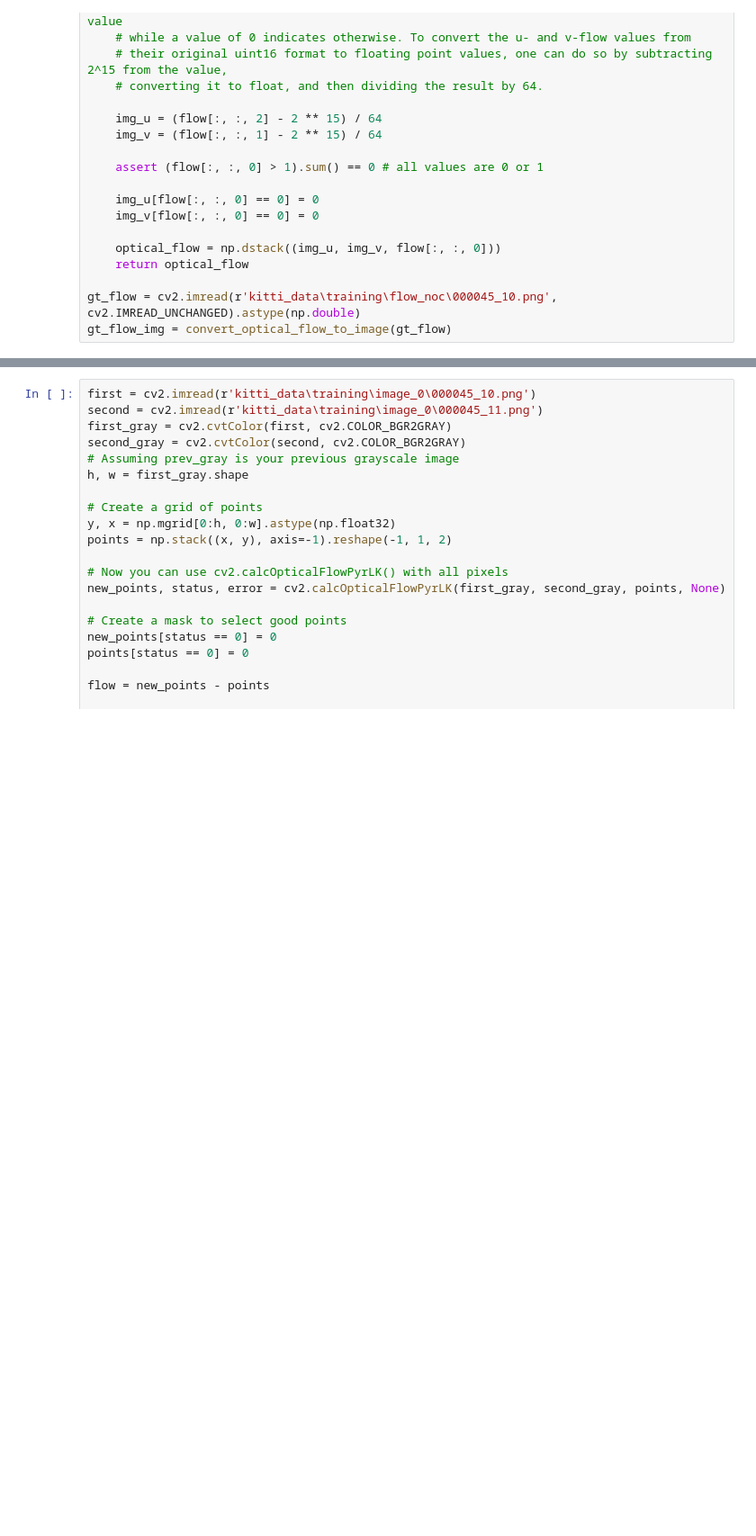
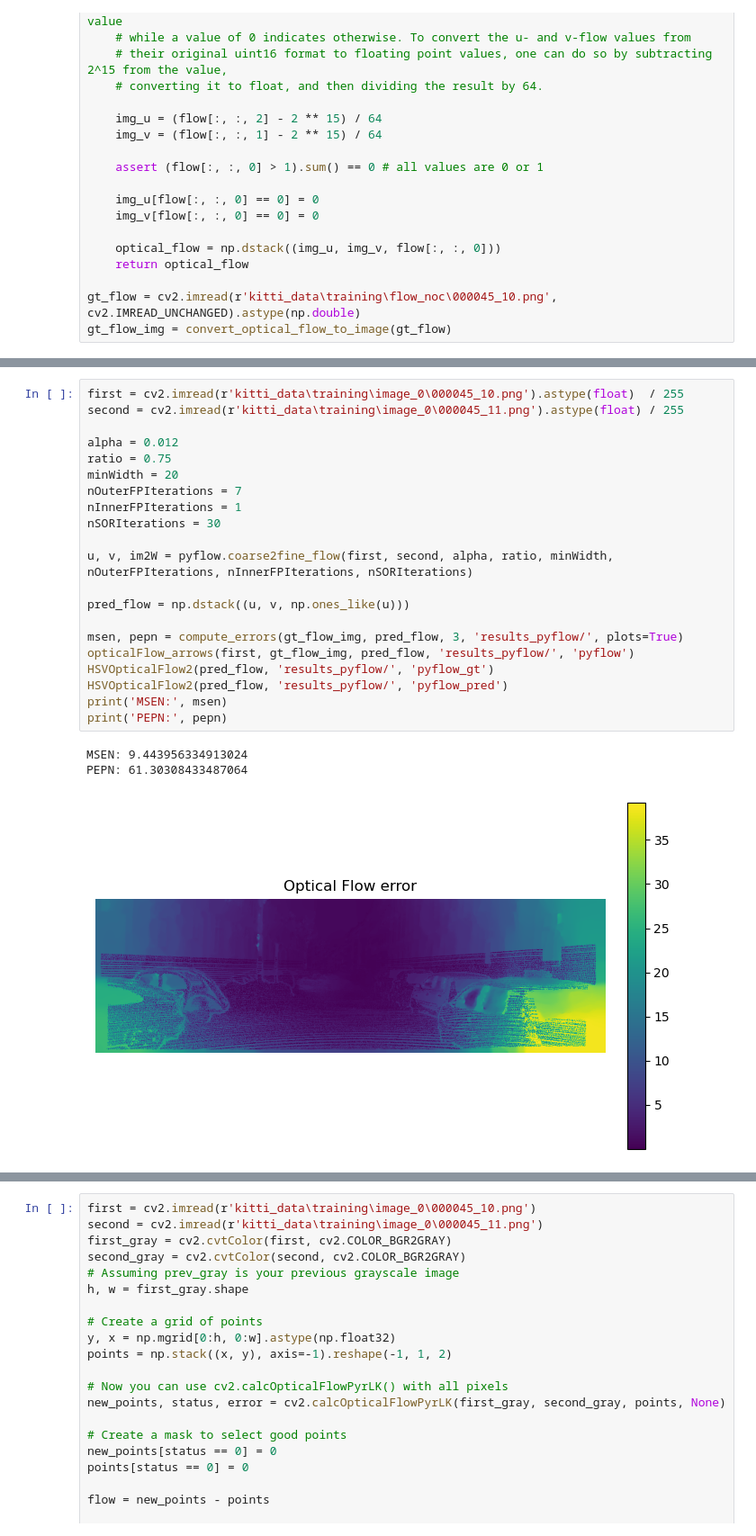
Before and after one commit to mcv-m6-video/mcv-c6-2024-team4, a Jupyter notebook: Week 3/task1_2.ipynb, the cells around one changed output, grey strips where cells are left out. Shown at 90% size. Drawn from its saved outputs; the diff is of its cells as text; blank space fills up the shorter version.

```diff
--- a/Week 3/task1_2.ipynb
+++ b/Week 3/task1_2.ipynb
@@ -30,0 +64,25 @@ gt_flow_img = convert_optical_flow_to_image(gt_flow)
+# %%
+first = cv2.imread(r'kitti_data\training\image_0\000045_10.png').astype(float)  / 255
+second = cv2.imread(r'kitti_data\training\image_0\000045_11.png').astype(float) / 255
+
+alpha = 0.012
+ratio = 0.75
+minWidth = 20
+nOuterFPIterations = 7
+nInnerFPIterations = 1
+nSORIterations = 30
+
+u, v, im2W = pyflow.coarse2fine_flow(first, second, alpha, ratio, minWidth, nOuterFPIterations, nInnerFPIterations, nSORIterations)
+
+pred_flow = np.dstack((u, v, np.ones_like(u)))
+
+msen, pepn = compute_errors(gt_flow_img, pred_flow, 3, 'results_pyflow/', plots=True)
+opticalFlow_arrows(first, gt_flow_img, pred_flow, 'results_pyflow/', 'pyflow')
+HSVOpticalFlow2(pred_flow, 'results_pyflow/', 'pyflow_gt')
+HSVOpticalFlow2(pred_flow, 'results_pyflow/', 'pyflow_pred')
+print('MSEN:', msen)
+print('PEPN:', pepn)
+# %% [output]
+MSEN: 9.443956334913024
+PEPN: 61.30308433487064
+[figure, added]
```
Also changed, not shown: parts of 5 cells of this notebook, 11 other files.
